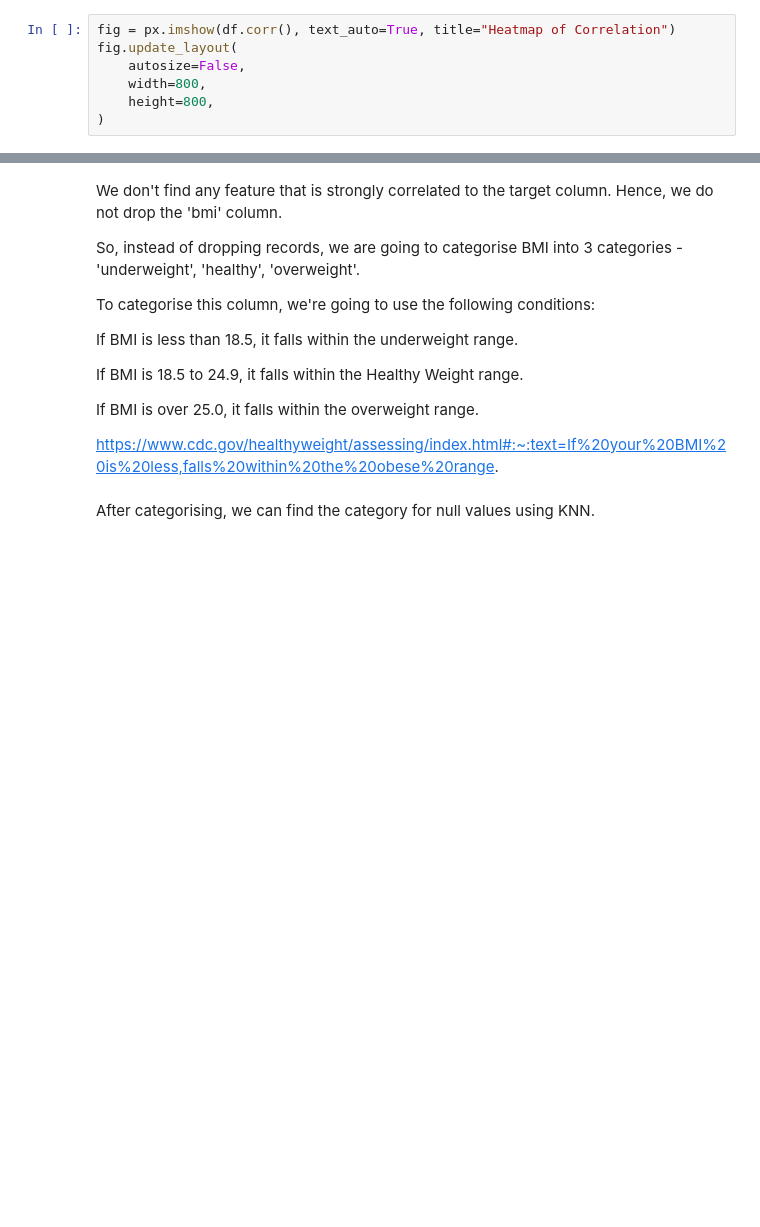
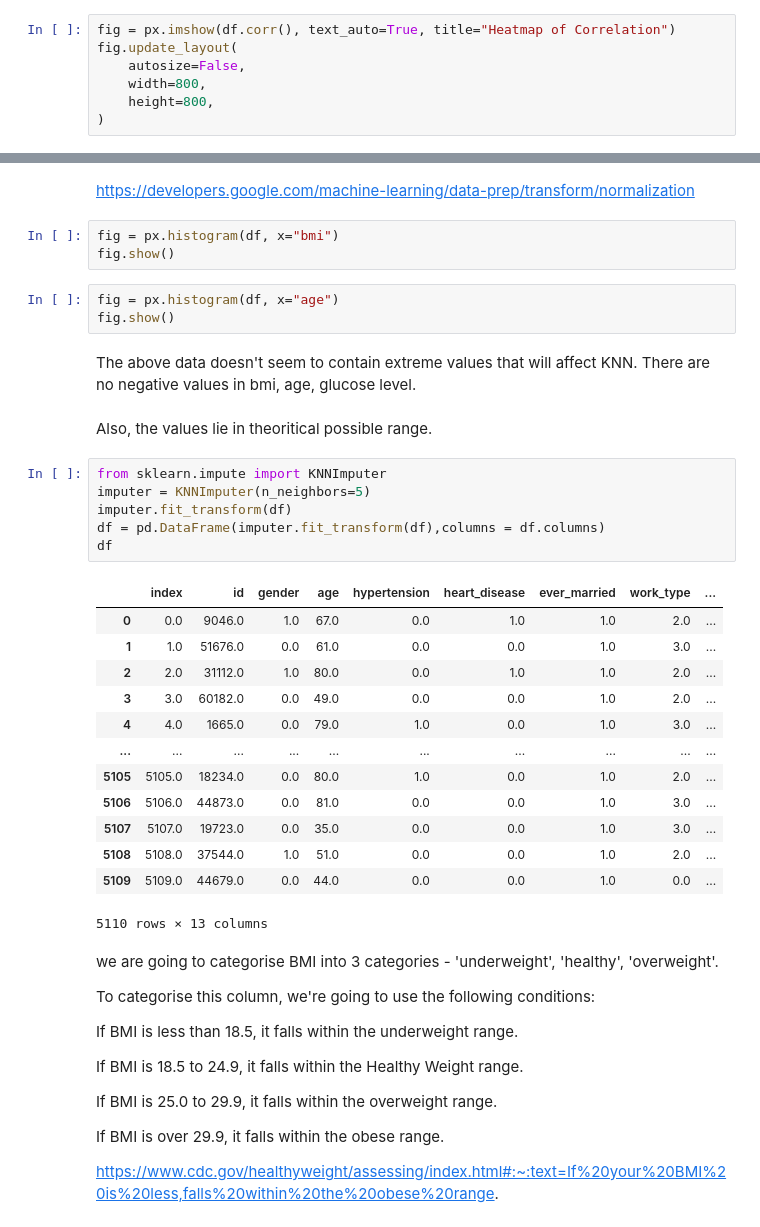
Before and after one commit to namratanwani/Healthcare-Data-Science-Projects, a Jupyter notebook: StrokePrediction/StrokePrediction.ipynb, the cells around one changed output, grey strips where cells are left out. Cells and saved outputs as stored; diff of their text form; blank space fills up the shorter version.

```diff
--- a/StrokePrediction/StrokePrediction.ipynb
+++ b/StrokePrediction/StrokePrediction.ipynb
@@ -184,7 +205,37 @@ fig.update_layout(
+# %% [markdown]
+https://developers.google.com/machine-learning/data-prep/transform/normalization
+# %%
+fig = px.histogram(df, x="bmi")
+fig.show()
+# %%
+fig = px.histogram(df, x="age")
+fig.show()
+# %% [markdown]
+The above data doesn't seem to contain extreme values that will affect KNN. There are no negative values in bmi, age, glucose level.
+# %% [markdown]
+Also, the values lie in theoritical possible range.
+# %%
+from sklearn.impute import KNNImputer
+imputer = KNNImputer(n_neighbors=5)
+imputer.fit_transform(df)
+df = pd.DataFrame(imputer.fit_transform(df),columns = df.columns)
+df
+# %% [output]
+|  | index | id | gender | age | hypertension | heart_disease | ever_married | work_type | ... |
+| 0 | 0.0 | 9046.0 | 1.0 | 67.0 | 0.0 | 1.0 | 1.0 | 2.0 | ... |
+| 1 | 1.0 | 51676.0 | 0.0 | 61.0 | 0.0 | 0.0 | 1.0 | 3.0 | ... |
+| 2 | 2.0 | 31112.0 | 1.0 | 80.0 | 0.0 | 1.0 | 1.0 | 2.0 | ... |
+| 3 | 3.0 | 60182.0 | 0.0 | 49.0 | 0.0 | 0.0 | 1.0 | 2.0 | ... |
+| 4 | 4.0 | 1665.0 | 0.0 | 79.0 | 1.0 | 0.0 | 1.0 | 3.0 | ... |
+| ... | ... | ... | ... | ... | ... | ... | ... | ... | ... |
+| 5105 | 5105.0 | 18234.0 | 0.0 | 80.0 | 1.0 | 0.0 | 1.0 | 2.0 | ... |
+| 5106 | 5106.0 | 44873.0 | 0.0 | 81.0 | 0.0 | 0.0 | 1.0 | 3.0 | ... |
+| 5107 | 5107.0 | 19723.0 | 0.0 | 35.0 | 0.0 | 0.0 | 1.0 | 3.0 | ... |
+| 5108 | 5108.0 | 37544.0 | 1.0 | 51.0 | 0.0 | 0.0 | 1.0 | 2.0 | ... |
+| 5109 | 5109.0 | 44679.0 | 0.0 | 44.0 | 0.0 | 0.0 | 1.0 | 0.0 | ... |
+5110 rows × 13 columns
 # %% [markdown]
-We don't find any feature that is strongly correlated to the target column. Hence, we do not drop the 'bmi' column.
-
-So, instead of dropping records, we are going to categorise BMI into 3 categories - 'underweight', 'healthy', 'overweight'.
+we are going to categorise BMI into 3 categories - 'underweight', 'healthy', 'overweight'.
 
 To categorise this column, we're going to use the following conditions:
 
@@ -192,11 +243,11 @@ If BMI is less than 18.5, it falls within the underweight range.
 
 If BMI is 18.5 to 24.9, it falls within the Healthy Weight range.
 
-If BMI is over 25.0, it falls within the overweight range.
+If BMI is 25.0 to 29.9, it falls within the overweight range.
+
+If BMI is over 29.9, it falls within the obese range.
 
 https://www.cdc.gov/healthyweight/assessing/index.html#:~:text=If%20your%20BMI%20is%20less,falls%20within%20the%20obese%20range.
-# %% [markdown]
-After categorising, we can find the category for null values using KNN.
 # %%
 def bmi_category(bmi):
     if bmi < 18.5:
```
Also changed, not shown: parts of 11 cells of this notebook, 1 other file.
